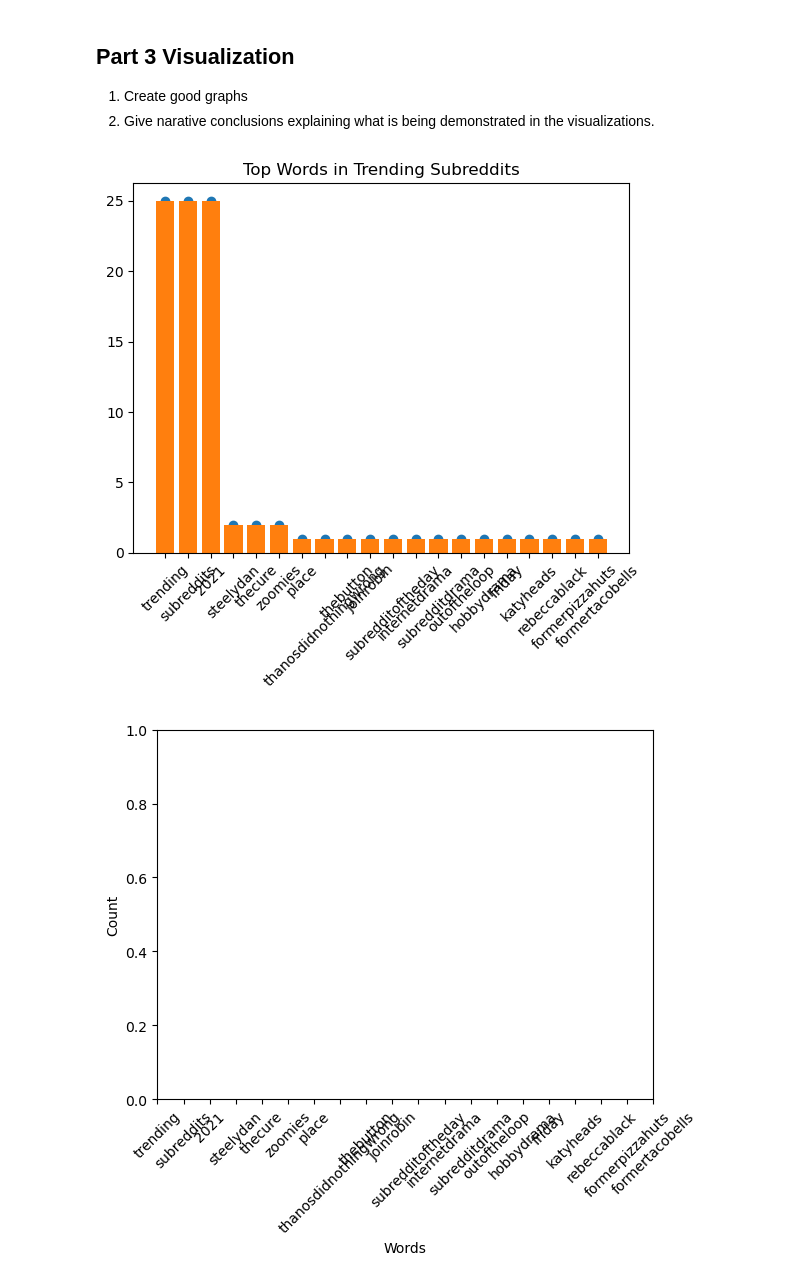
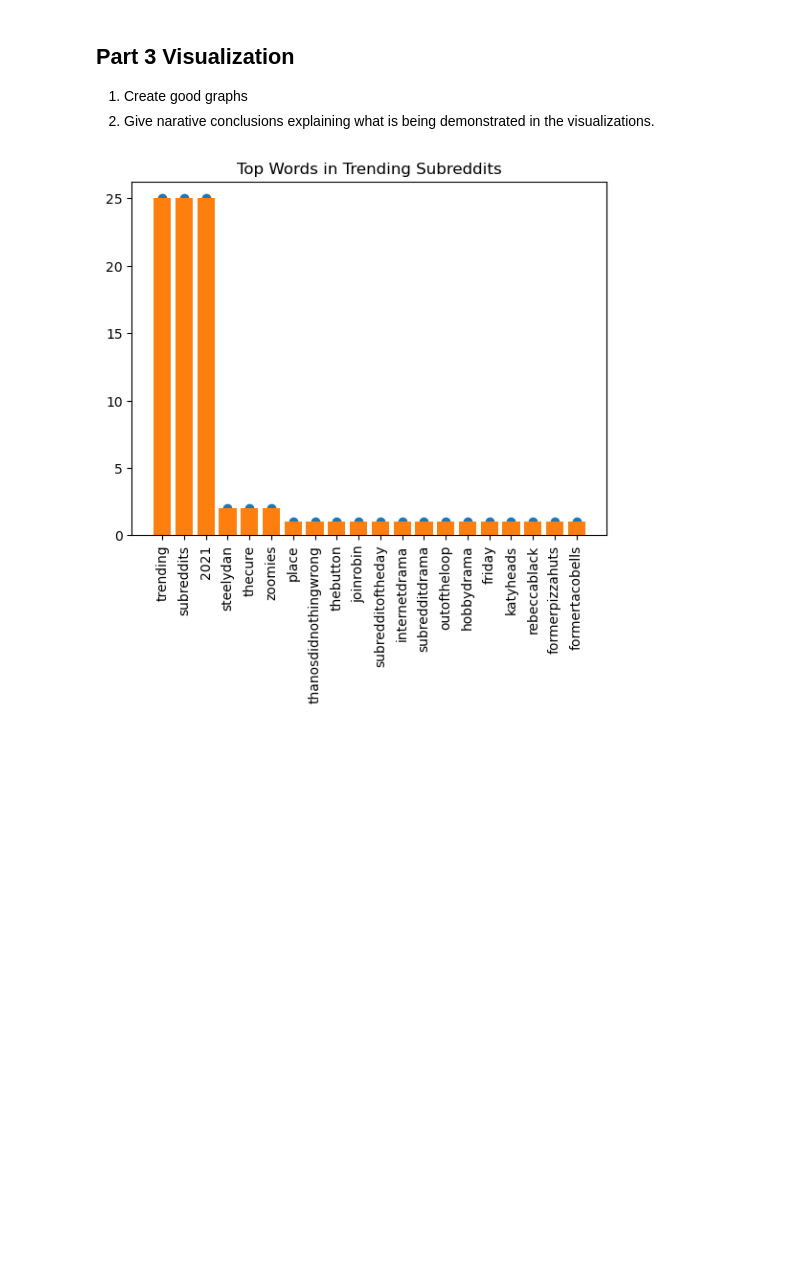
Before and after one commit to noshitha06/Final_project, a Jupyter notebook: 002project-final.ipynb, the cells around one changed output. Drawn from its saved outputs; the diff is of its cells as text; code cells hidden in the pictures; blank space fills up the shorter version.

Commit message:
changed the graph

```diff
--- a/002project-final.ipynb
+++ b/002project-final.ipynb
@@ -98,29 +98,20 @@ print(word_count.most_common(10))
 # %%
 import matplotlib.pyplot as plt
 
 # get top 20 words
 top_words = word_count.most_common(20)
 
 words = [item[0] for item in top_words]
 counts = [item[1] for item in top_words]
 
 # scatter plot
 plt.scatter(range(len(words)), counts)
 plt.bar(words, counts)
-plt.xticks(rotation=45)
+plt.xticks(rotation=90)
 plt.title("Top Words in Trending Subreddits")
 plt.show()
-# labels
-plt.xlabel("Words")
-plt.ylabel("Count")
-
-# show word labels on x-axis
-plt.xticks(range(len(words)), words, rotation=45)
-
-plt.show()
 # %% [output]
-[figure, old version]
+[figure, new version]
-[figure, removed]
 # %%
 # Data Manipulation
 
```
